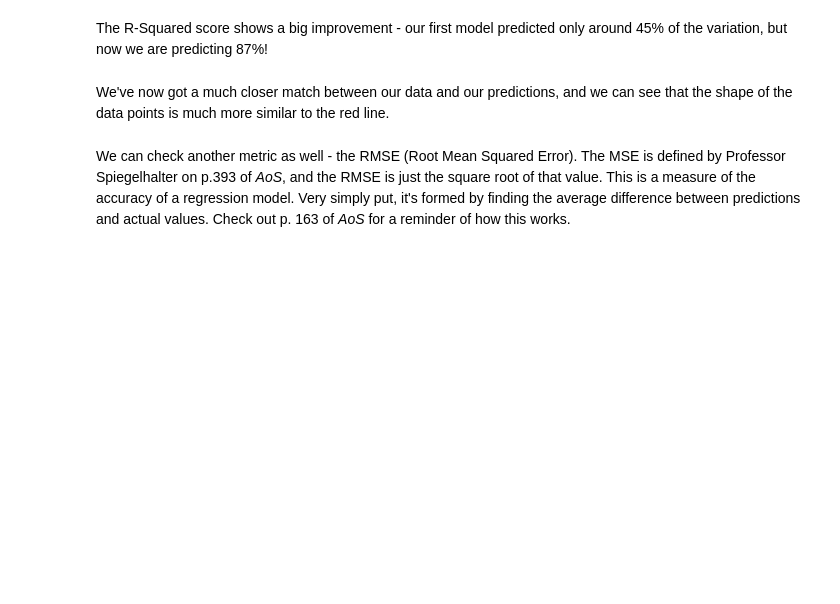
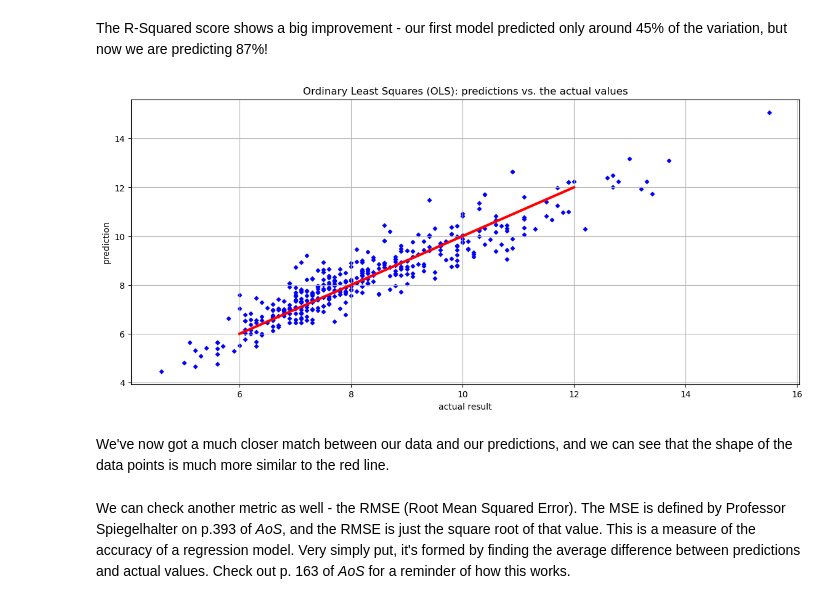
Before and after one commit to sabheen9/11.4.1-Case-Study---Linear-Regression, a Jupyter notebook: Springboard Regression Case Study - the Red Wine Dataset - Tier 3.ipynb, the cells around one changed output. Drawn from its saved outputs; the diff is of its cells as text; code cells hidden in the pictures; blank space fills up the shorter version.

```diff
--- a/Springboard Regression Case Study - the Red Wine Dataset - Tier 3.ipynb
+++ b/Springboard Regression Case Study - the Red Wine Dataset - Tier 3.ipynb
@@ -379,20 +410,19 @@ Remember, as Professor Spiegelhalter explains on p.132 of *AoS*, including more
 # Create test and train datasets
 # This is again very similar, but now we include more columns in the predictors
 # Include all columns from data in the explanatory variables X except fixed.acidity and quality (which was an integer)
-_ _ _
+X=df.drop(["fixed.acidity", "quality"],axis=1)
 
 # Create constants for X, so the model knows its bounds
-_ _ _
+X=sm.add_constant(X)
 
 
 # Split the data
-_ _ _
+X_train,X_test,y_train,y_test=train_test_split(X,y,test_size=0.25,random_state=123)
 # %%
 # We can use almost identical code to create the third model, because it is the same algorithm, just different inputs
 # Create the model
-_ _ _
-
+rModel3 = sm.OLS(y_train, X_train)
 # Fit the model
-_ _ _
+rModel3_results = rModel3.fit()
 # %%
 # Evaluate the model
@@ -401,4 +462,4 @@ _ _ _
 The R-Squared score shows a big improvement - our first model predicted only around 45% of the variation, but now we are predicting 87%!
 # %%
 # Use our new model to make predictions
-_ _ _
+y_predict=rModel3_results.predict(X_test)
@@ -415,3 +466,19 @@ _ _ _
+# %%
+# Plot the predictions
+# Build a scatterplot
+plt.figure(figsize=(14,6))
+plt.scatter(y_test,y_predict, color='blue', marker='D', s=10)
+
+# Add a line for perfect correlation. Can you see what this line is doing? Use plot()
+plt.plot([6,12],[6,12],color = 'red', linewidth=3)
+
+# Label it nicely
+plt.title('Ordinary Least Squares (OLS): predictions vs. the actual values')
+plt.xlabel('actual result')
+plt.ylabel('prediction')
+plt.grid(True)
+# %% [output]
+[figure, added]
 # %% [markdown]
 We've now got a much closer match between our data and our predictions, and we can see that the shape of the data points is much more similar to the red line.
 # %% [markdown]
```
Also changed, not shown: parts of 12 cells of this notebook.
